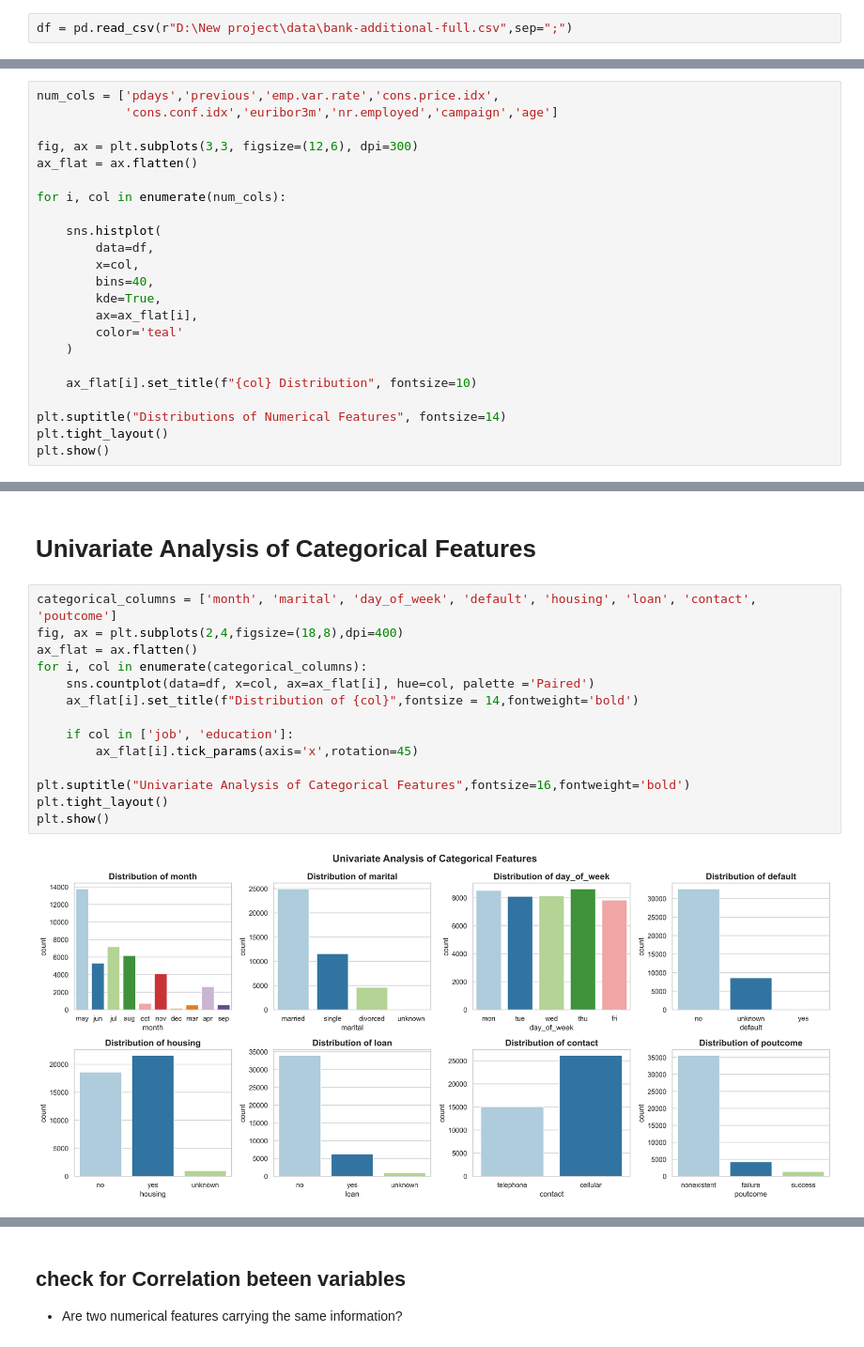
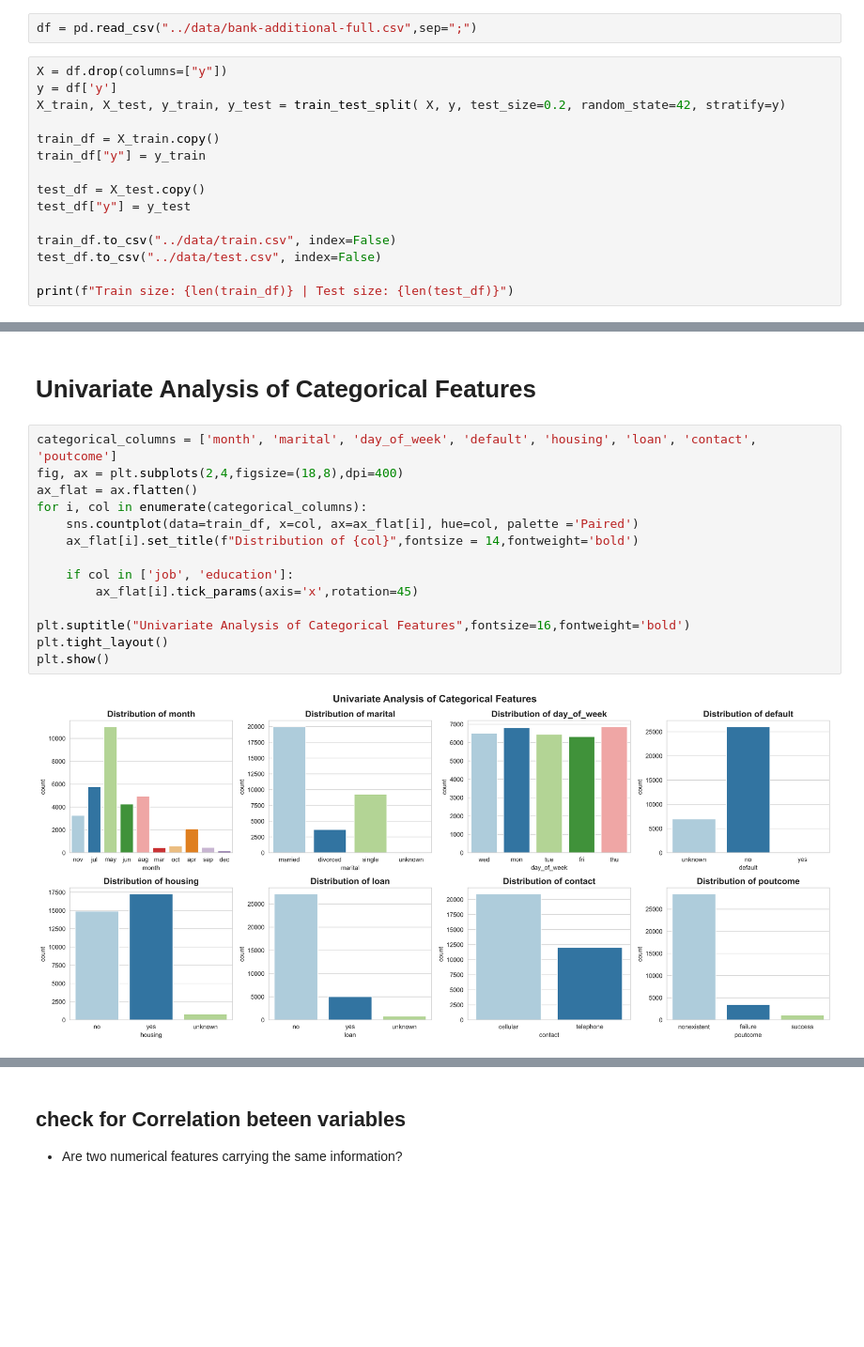
Before and after one commit to muhammedriswanp/bank-marketing-subscription-prediction, a Jupyter notebook: notebook/eda.ipynb, the cells around one changed output, grey strips where cells are left out. Shown at 94% size. Cells and saved outputs as stored; diff of their text form; blank space fills up the shorter version.

```diff
--- a/notebook/eda.ipynb
+++ b/notebook/eda.ipynb
@@ -52,4 +53,19 @@ sns.set_style("whitegrid")
 # %% [markdown]
 # Import Data
 # %%
-df = pd.read_csv(r"D:\New project\data\bank-additional-full.csv",sep=";")
+df = pd.read_csv("../data/bank-additional-full.csv",sep=";")
+# %%
+X = df.drop(columns=["y"])
+y = df['y']
+X_train, X_test, y_train, y_test = train_test_split( X, y, test_size=0.2, random_state=42, stratify=y)
+
+train_df = X_train.copy()
+train_df["y"] = y_train
+
+test_df = X_test.copy()
+test_df["y"] = y_test
+
+train_df.to_csv("../data/train.csv", index=False)
+test_df.to_csv("../data/test.csv", index=False)
+
+print(f"Train size: {len(train_df)} | Test size: {len(test_df)}")
@@ -131,23 +146,0 @@ NO null values
-# %%
-num_cols = ['pdays','previous','emp.var.rate','cons.price.idx',
-            'cons.conf.idx','euribor3m','nr.employed','campaign','age']
-
-fig, ax = plt.subplots(3,3, figsize=(12,6), dpi=300)
-ax_flat = ax.flatten()
-
-for i, col in enumerate(num_cols):
-
-    sns.histplot(
-        data=df,
-        x=col,
-        bins=40,
-        kde=True,
-        ax=ax_flat[i],
-        color='teal'
-    )
-
-    ax_flat[i].set_title(f"{col} Distribution", fontsize=10)
-
-plt.suptitle("Distributions of Numerical Features", fontsize=14)
-plt.tight_layout()
-plt.show()
@@ -191,17 +149,17 @@ for modeling change to never called and called
 # %%
 categorical_columns = ['month', 'marital', 'day_of_week', 'default', 'housing', 'loan', 'contact', 'poutcome']
 fig, ax = plt.subplots(2,4,figsize=(18,8),dpi=400)
 ax_flat = ax.flatten()
 for i, col in enumerate(categorical_columns):
-    sns.countplot(data=df, x=col, ax=ax_flat[i], hue=col, palette ='Paired')
+    sns.countplot(data=train_df, x=col, ax=ax_flat[i], hue=col, palette ='Paired')
     ax_flat[i].set_title(f"Distribution of {col}",fontsize = 14,fontweight='bold')
 
     if col in ['job', 'education']:
         ax_flat[i].tick_params(axis='x',rotation=45)
 
 plt.suptitle("Univariate Analysis of Categorical Features",fontsize=16,fontweight='bold')
 plt.tight_layout()
 plt.show()
 # %% [output]
-[figure, old version]
+[figure, new version]
 # %% [markdown]
```
Also changed, not shown: parts of 25 cells of this notebook, 6 other files.
